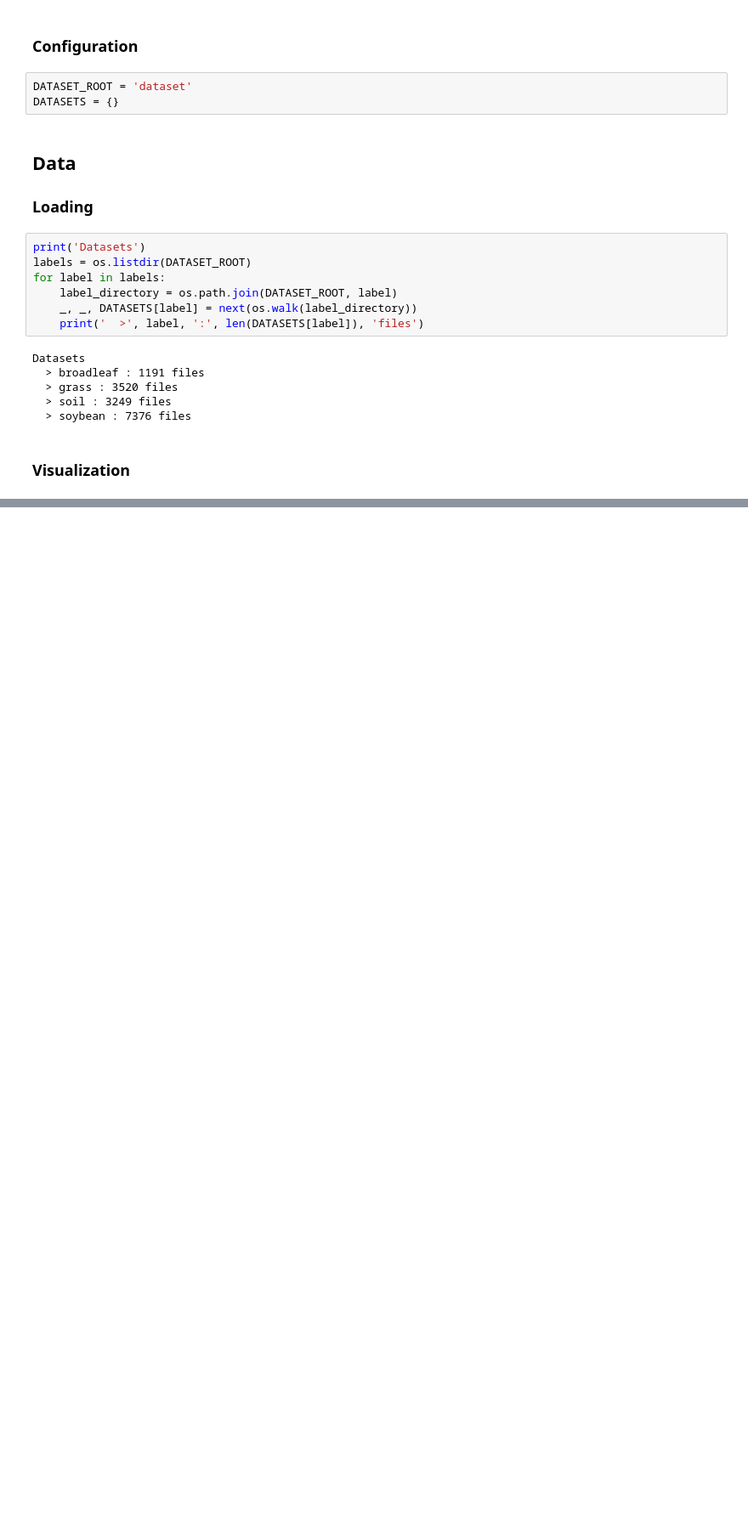
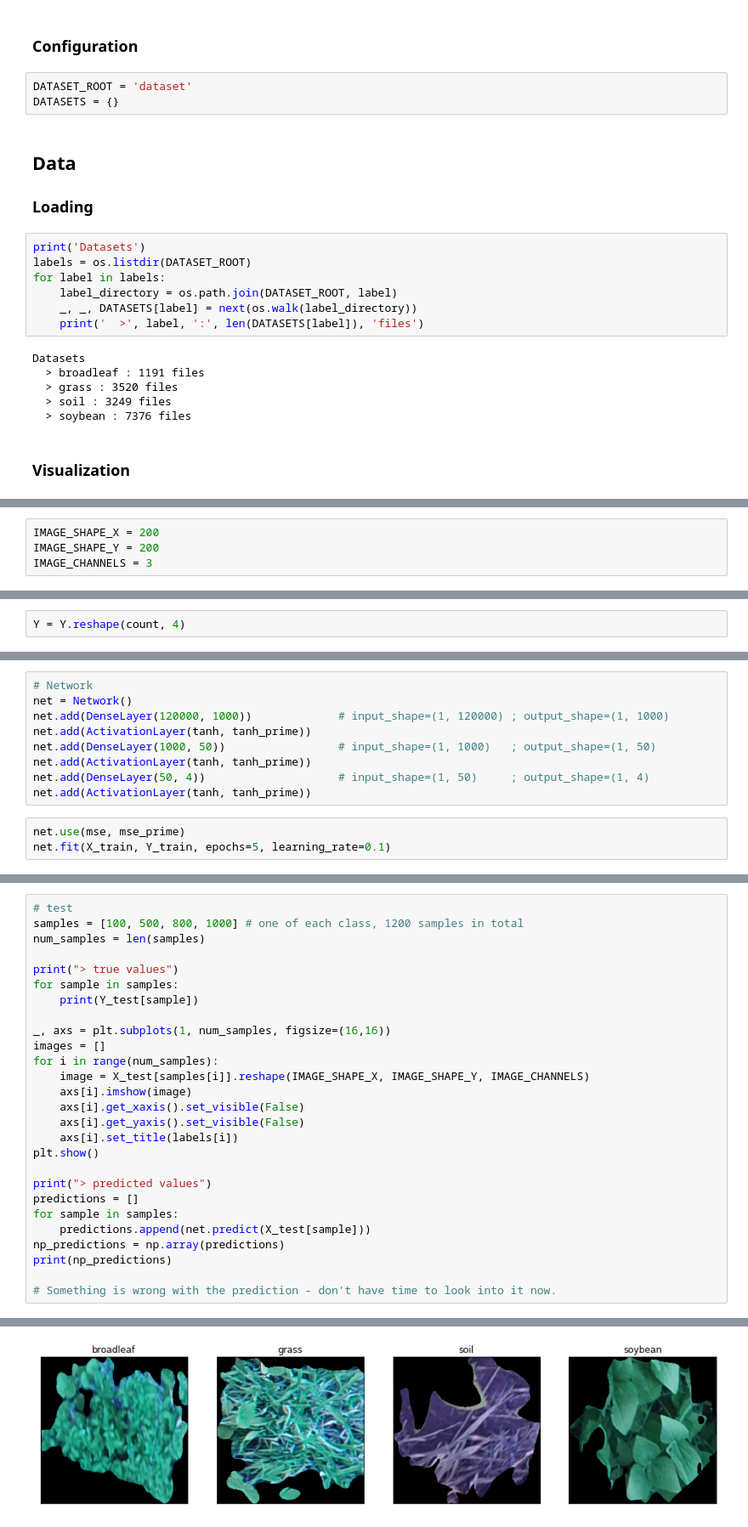
Before and after one commit to sixprime/machine_learning_course, a Jupyter notebook: plant_analysis/plant_analysis.ipynb, the cells around one changed output, grey strips where cells are left out. Shown at 85% size. Drawn from its saved outputs; the diff is of its cells as text; blank space fills up the shorter version.

```diff
--- a/plant_analysis/plant_analysis.ipynb
+++ b/plant_analysis/plant_analysis.ipynb
@@ -61,0 +406,4 @@ for dataset_name, dataset_files in DATASETS.items():
+# %%
+IMAGE_SHAPE_X = 200
+IMAGE_SHAPE_Y = 200
+IMAGE_CHANNELS = 3
@@ -61,0 +455,2 @@ for dataset_name, dataset_files in DATASETS.items():
+# %%
+Y = Y.reshape(count, 4)
@@ -61,0 +482,12 @@ for dataset_name, dataset_files in DATASETS.items():
+# %%
+# Network
+net = Network()
+net.add(DenseLayer(120000, 1000))             # input_shape=(1, 120000) ; output_shape=(1, 1000)
+net.add(ActivationLayer(tanh, tanh_prime))
+net.add(DenseLayer(1000, 50))                 # input_shape=(1, 1000)   ; output_shape=(1, 50)
+net.add(ActivationLayer(tanh, tanh_prime))
+net.add(DenseLayer(50, 4))                    # input_shape=(1, 50)     ; output_shape=(1, 4)
+net.add(ActivationLayer(tanh, tanh_prime))
+# %%
+net.use(mse, mse_prime)
+net.fit(X_train, Y_train, epochs=5, learning_rate=0.1)
@@ -61,0 +500,28 @@ for dataset_name, dataset_files in DATASETS.items():
+# %%
+# test
+samples = [100, 500, 800, 1000] # one of each class, 1200 samples in total
+num_samples = len(samples)
+
+print("> true values")
+for sample in samples:
+    print(Y_test[sample])
+
+_, axs = plt.subplots(1, num_samples, figsize=(16,16))
+images = []
+for i in range(num_samples):
+    image = X_test[samples[i]].reshape(IMAGE_SHAPE_X, IMAGE_SHAPE_Y, IMAGE_CHANNELS)
+    axs[i].imshow(image)
+    axs[i].get_xaxis().set_visible(False)
+    axs[i].get_yaxis().set_visible(False)
+    axs[i].set_title(labels[i])
+plt.show()
+
+print("> predicted values")
+predictions = []
+for sample in samples:
+    predictions.append(net.predict(X_test[sample]))
+np_predictions = np.array(predictions)
+print(np_predictions)
+
+# Something is wrong with the prediction - don't have time to look into it now.
+# %% [output]
@@ -61,0 +533 @@ for dataset_name, dataset_files in DATASETS.items():
+[figure, added]
```
Also changed, not shown: parts of 41 cells of this notebook.
